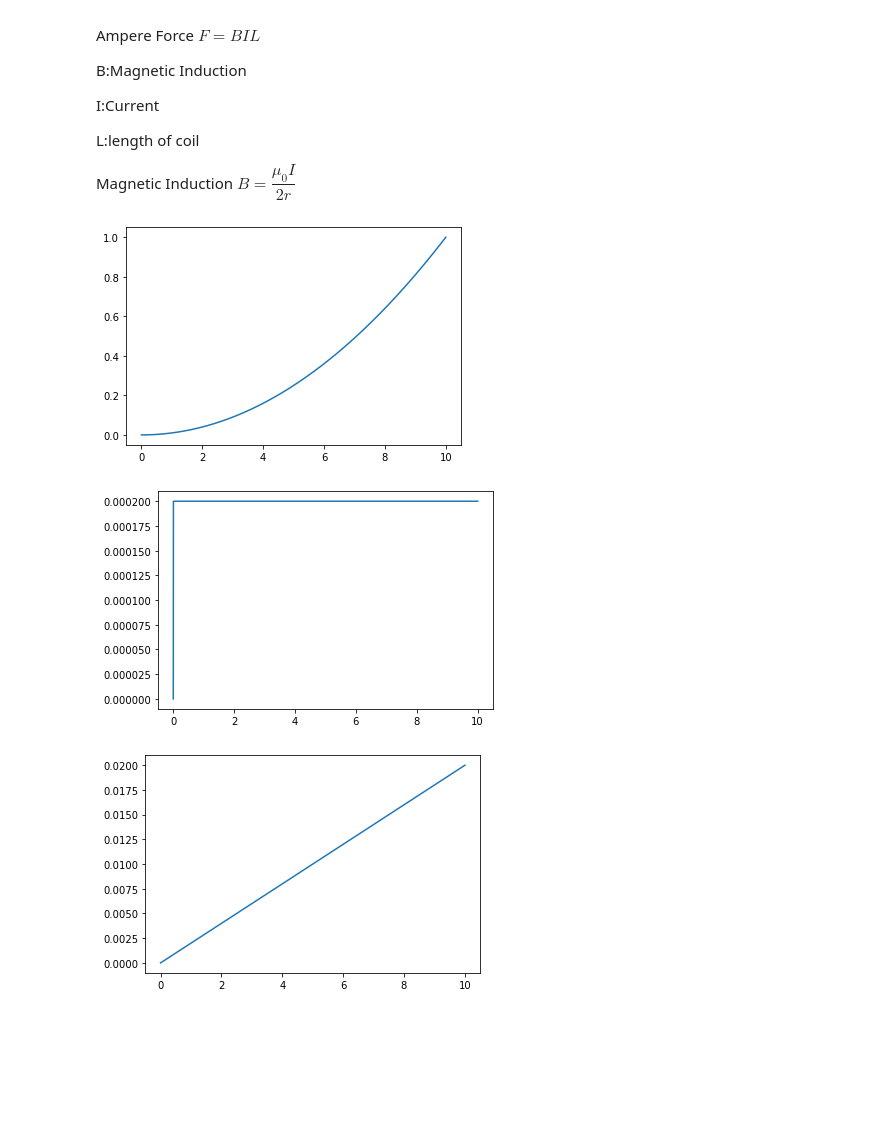
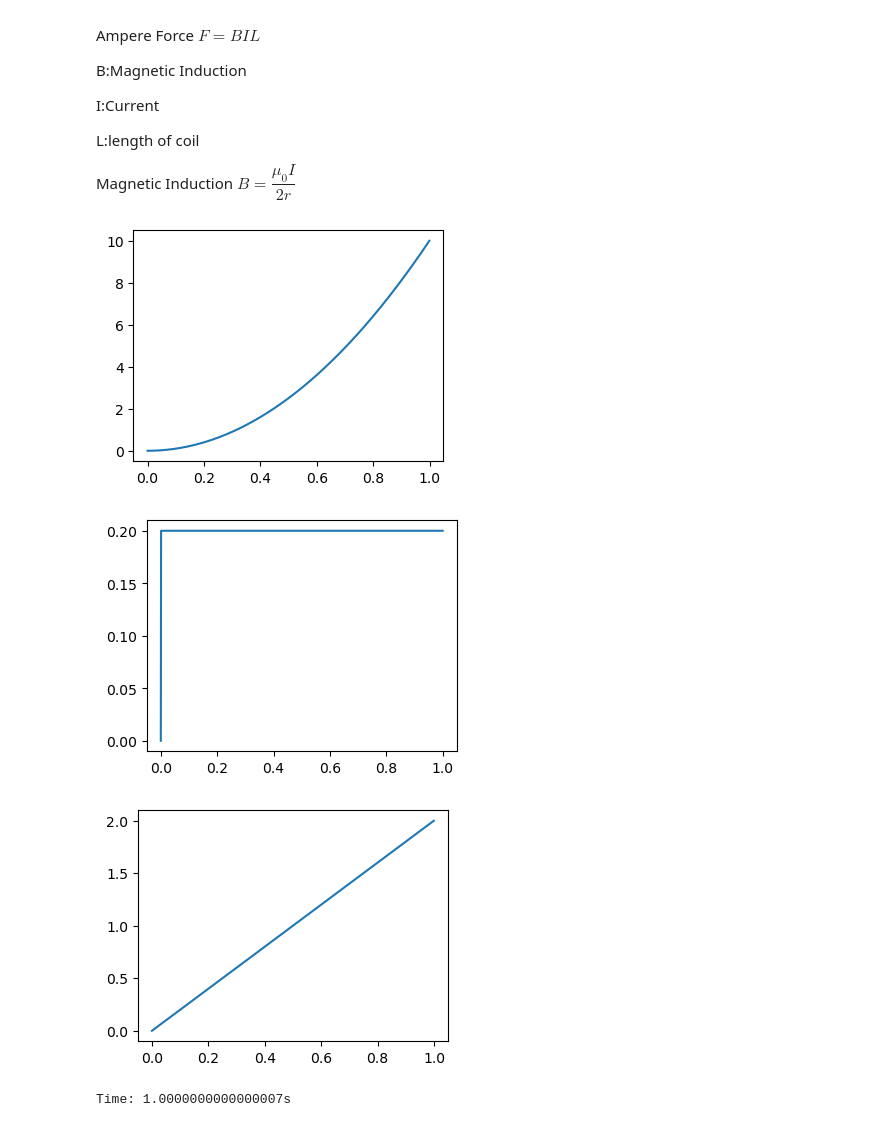
Before and after one commit to GoodrainCN/comph, a Jupyter notebook: PROJECT1/main.ipynb, the cells around one changed output. Saved outputs shown, nothing was run; the diff lists cells and outputs as text; code cells hidden in the pictures; blank space fills up the shorter version.

```diff
--- a/PROJECT1/main.ipynb
+++ b/PROJECT1/main.ipynb
@@ -20,8 +20,8 @@ import numpy as np
 
 class Object:
     def __init__(self):
-        self.mass = 100000 #kg
-        self.volume = 400 #m^3
+        self.mass = 10 #kg
+        self.volume = 10 #m^3
         self.density = self.mass / self.volume
         self.velocity = 0 #m/s
         self.acc = 0 #m/s^2
@@ -55,8 +55,8 @@ class Object:
 class Coil:
     def __init__(self):
         self.turn = 200
-        self.length = 1 #m
-        self.ampere = 10000 #A #Current
+        self.length = 10 #m
+        self.ampere = 1000 #A #Current
         self.radius = 1 #m
     def modify_coil(self,turn=100,length=1,radius=1):
         self.turn = turn
@@ -79,7 +79,7 @@ class Coil:
         return self.radius
 
 
-class simulation(Object,Coil):
+class simulation:
     def __init__(self):
         self.mu = 4 * np.pi * 10**-7 #H/m
         self.dt = 0.001 #s
@@ -118,35 +118,39 @@ def run():
     ampere = coil.get_ampere()
     radius = coil.get_radius()
 
     while pos < length:
 
         posi.append(pos)
         ACC_DATA.append(acc)
         VEL_DATA.append(vel)
 
         MI = sim.get_magnetic_induction(ampere,radius)
         AF = sim.get_ampere_force(MI,ampere,length)
 
         object.update_acc(AF,object.mass)
         acc = object.get_acc()
         object.update_velocity(acc)
         vel = object.get_velocity()
         object.update_position(vel)
         pos = object.get_position()
 
         time += sim.dt
 
-    x = np.arange(0,time,sim.dt)
+    x = np.arange(0,time-sim.dt,sim.dt)
     import matplotlib.pyplot as plt
+    plt.figure(figsize=(4,3))
     plt.plot(x,posi)
     plt.show()
+    plt.figure(figsize=(4,3))
     plt.plot(x,ACC_DATA)
     plt.show()
+    plt.figure(figsize=(4,3))
     plt.plot(x,VEL_DATA)
     plt.show()
-
+    print(f"Time: {time}s")
 run()
 # %% [output]
-[figure, old version]
+[figure, new version]
-[figure, old version]
+[figure, new version]
-[figure, old version]
+[figure, new version]
+Time: 1.0000000000000007s
```
Also changed, not shown: 1 other file.
